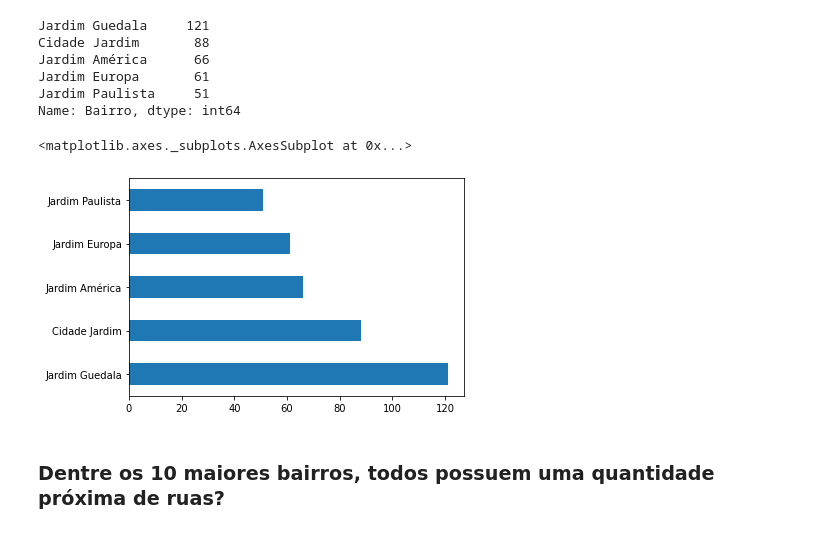
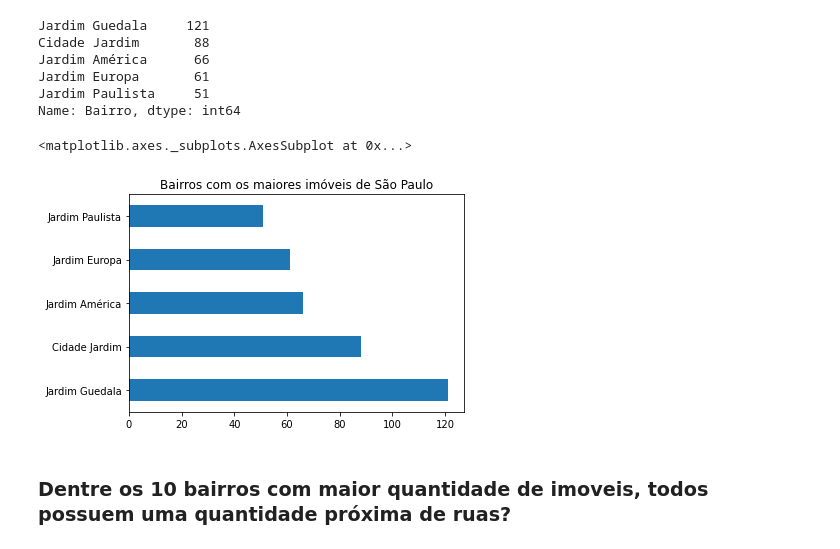
Before and after one commit to ArthurRoque/ImersaoDados-Alura2022, a Jupyter notebook: Aula1.ipynb, the cells around one changed output. Drawn from its saved outputs; the diff is of its cells as text; code cells hidden in the pictures.

```diff
--- a/Aula1.ipynb
+++ b/Aula1.ipynb
@@ -181,10 +169,10 @@ Jardim América      66
 Jardim Europa       61
 Jardim Paulista     51
 Name: Bairro, dtype: int64
-# %%
-cinco_maiores.plot.barh()
-# %% [output]
-<matplotlib.axes._subplots.AxesSubplot at 0x...>
-[figure, removed]
+# %%
+cinco_maiores.plot.barh(title='Bairros com os maiores imóveis de São Paulo')
+# %% [output]
+<matplotlib.axes._subplots.AxesSubplot at 0x...>
+[figure, added]
 # %% [markdown]
-### Dentre os 10 maiores bairros, todos possuem uma quantidade próxima de ruas?
+### Dentre os 10 bairros com maior quantidade de imoveis, todos possuem uma quantidade próxima de ruas?
```
Also changed, not shown: parts of 16 cells of this notebook.
